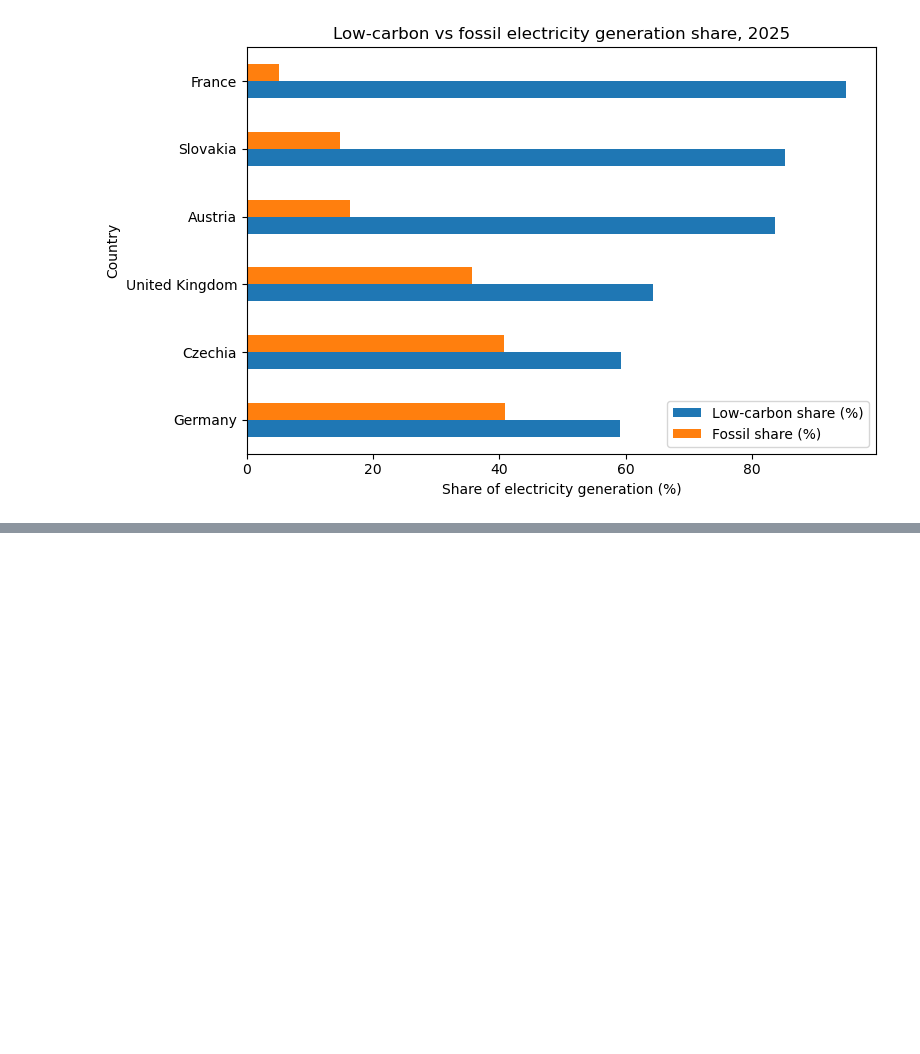
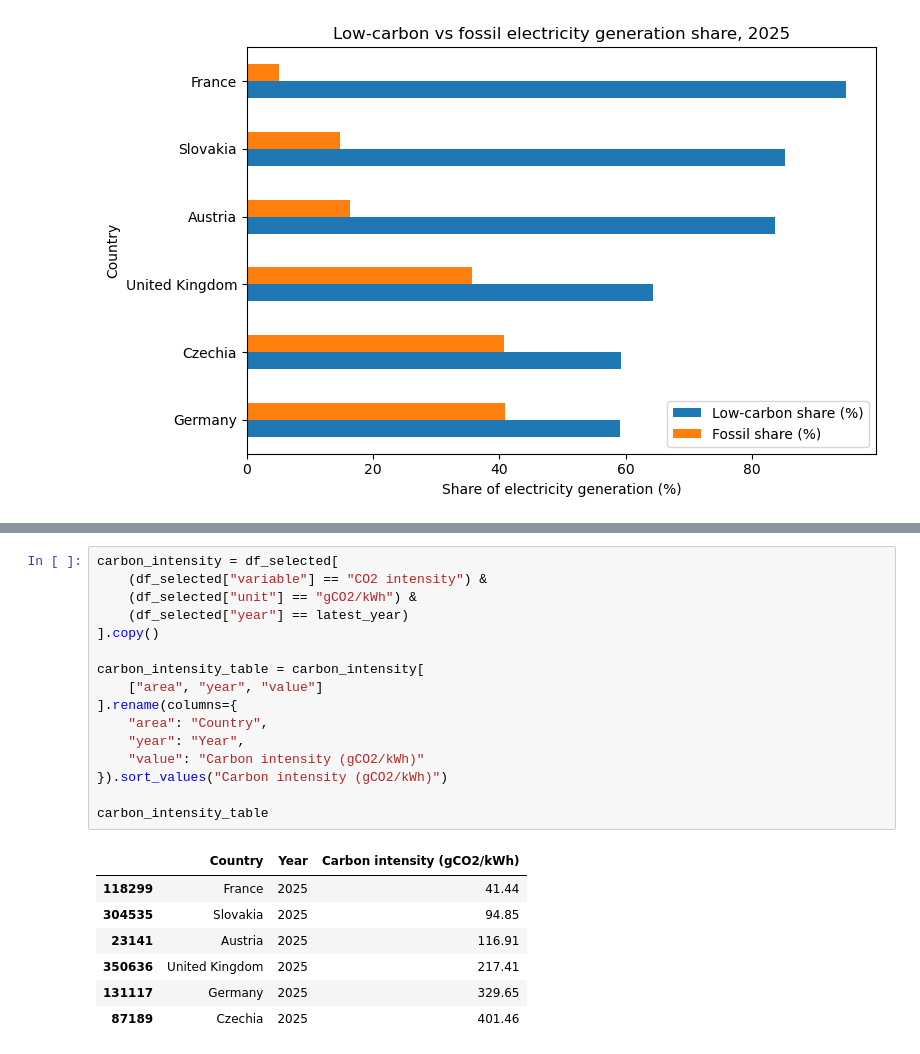
Before and after one commit to goodchoyce/nuclear-prices-carbon-europe, a Jupyter notebook: notebooks/01_dataset_review.ipynb, the cells around one changed output, grey strips where cells are left out. Drawn from its saved outputs; the diff is of its cells as text; blank space fills up the shorter version.

```diff
--- a/notebooks/01_dataset_review.ipynb
+++ b/notebooks/01_dataset_review.ipynb
@@ -355,0 +365,24 @@ plt.show()
+# %%
+carbon_intensity = df_selected[
+    (df_selected["variable"] == "CO2 intensity") &
+    (df_selected["unit"] == "gCO2/kWh") &
+    (df_selected["year"] == latest_year)
+].copy()
+
+carbon_intensity_table = carbon_intensity[
+    ["area", "year", "value"]
+].rename(columns={
+    "area": "Country",
+    "year": "Year",
+    "value": "Carbon intensity (gCO2/kWh)"
+}).sort_values("Carbon intensity (gCO2/kWh)")
+
+carbon_intensity_table
+# %% [output]
+|  | Country | Year | Carbon intensity (gCO2/kWh) |
+| 118299 | France | 2025 | 41.44 |
+| 304535 | Slovakia | 2025 | 94.85 |
+| 23141 | Austria | 2025 | 116.91 |
+| 350636 | United Kingdom | 2025 | 217.41 |
+| 131117 | Germany | 2025 | 329.65 |
+| 87189 | Czechia | 2025 | 401.46 |
```
Also changed, not shown: parts of 3 cells of this notebook.
